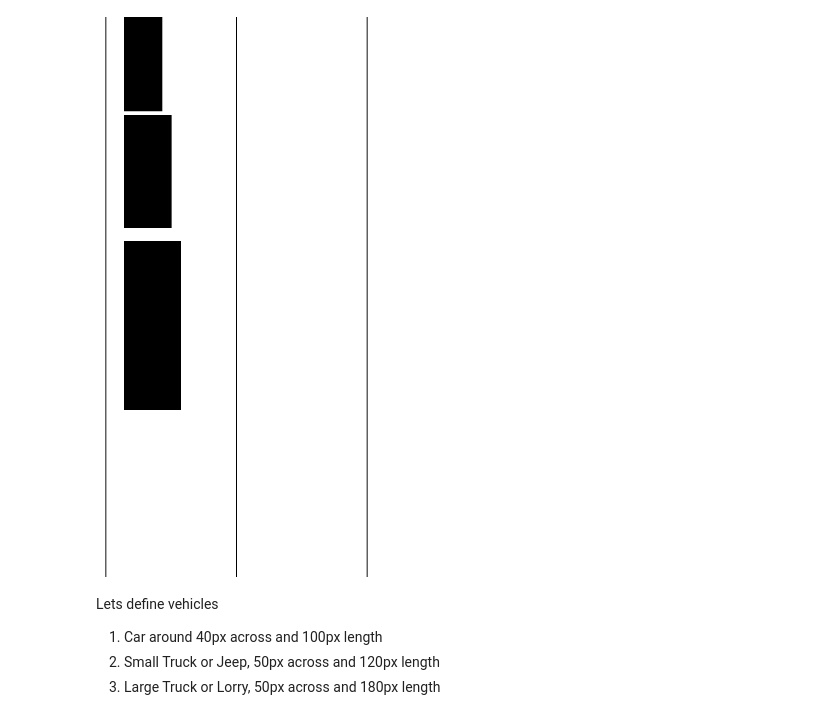
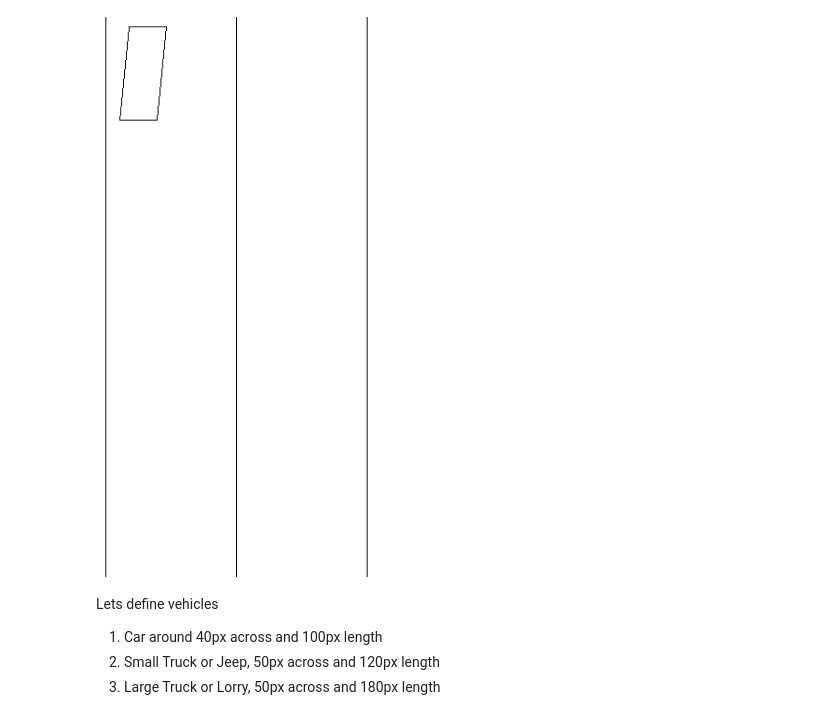
Before and after one commit to Hydra-Bolt/ParkingScenarioGenerator, a Jupyter notebook: experimenting.ipynb, the cells around one changed output. Drawn from its saved outputs; the diff is of its cells as text; code cells hidden in the pictures.

```diff
--- a/experimenting.ipynb
+++ b/experimenting.ipynb
@@ -1,30 +1,42 @@
 # %%
 from PIL import Image, ImageDraw, ImageFont
 
 # Create a new blank image (width, height), color: white
-image = Image.new('RGB', (300, 600), color='white')
+image = Image.new("RGB", (300, 600), color="white")
 
 # Create an ImageDraw object to draw on the image
 draw = ImageDraw.Draw(image)
 
 # draw a horizontal line straight through the middle of the image
-draw.line((150, 0, 150, 600), fill='black')
+draw.line((150, 0, 150, 600), fill="black")
 
-draw.line((10, 0, 10, 600), fill='black')
-draw.line((290, 0, 290, 600), fill='black')
+draw.line((10, 0, 10, 600), fill="black")
+draw.line((290, 0, 290, 600), fill="black")
 
 # Car
-draw.rectangle((30,0, 30+40, 0 + 100), fill='black')
+# draw.rectangle((30, 0, 30 + 40, 0 + 100), fill="black")
 
-# Jeep
-draw.rectangle((30,105, 30+50, 105 + 120), fill='black')
+# # Jeep
+# draw.rectangle((30, 105, 30 + 50, 105 + 120), fill="black")
 
-# Truck
-draw.rectangle((30,240, 30+60, 240 + 180), fill='black')
+# # Truck
+# draw.rectangle((30, 240, 30 + 60, 240 + 180), fill="black")
+# draw a skwed rectangle
+draw.polygon(
+    [
+        (30 + 5, 10),
+        (30 + 40 + 5, 10),
+        (30 + 40 - 5, 10 + 100),
+        (30 - 5, 10 + 100),
+    ],
+    fill=None,
+    outline="black",
+)
+
 
 display(image)
 # %% [output]
-[figure, old version]
+[figure, new version]
 # %% [markdown]
 Lets define vehicles
 
```
Also changed, not shown: parts of 3 cells of this notebook, 2 other files.
